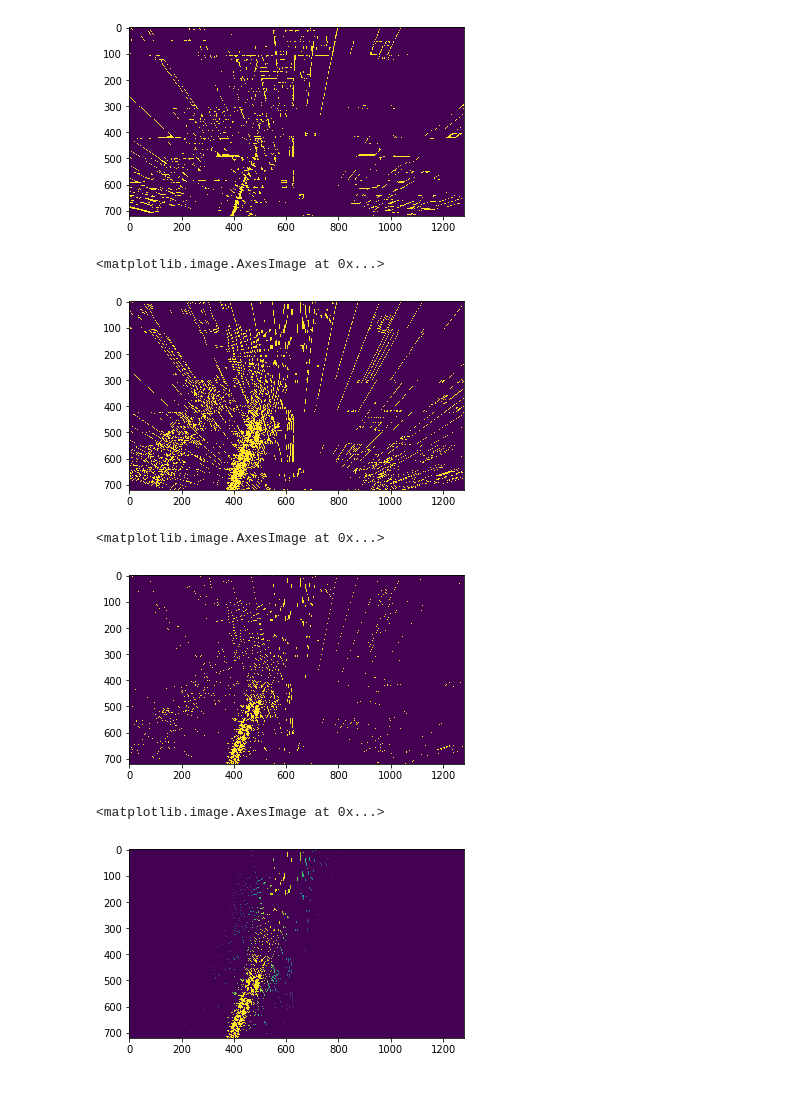
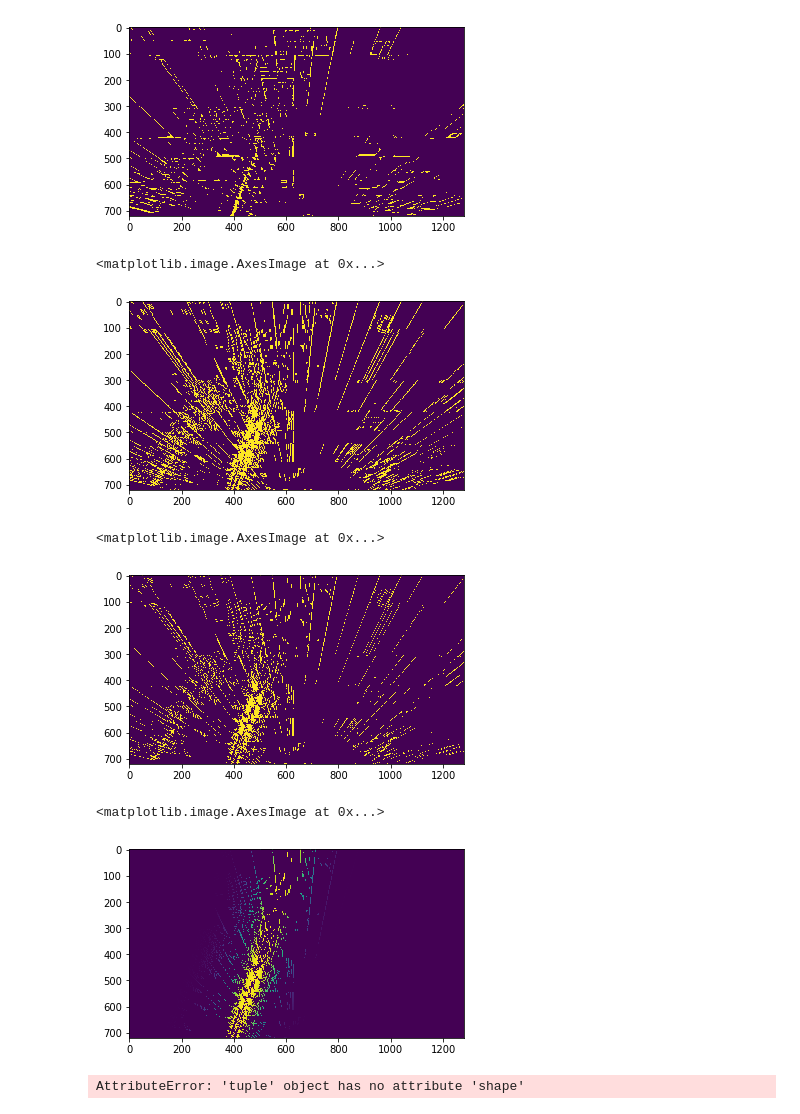
Before and after one commit to kanhua/CarND-Advanced-Lane-Lines, a Jupyter notebook: challenge video image analysis.ipynb, the cells around one changed output. Cells and saved outputs as stored; diff of their text form; code cells hidden in the pictures.

Commit message:
Tune parameters and add some tess codes for multi-pass filter

```diff
--- a/challenge video image analysis.ipynb
+++ b/challenge video image analysis.ipynb
@@ -211,21 +214,30 @@ plt.imshow(erosion)
 [figure]
 # %%
 n_img=abs_sobel_thresh(lab_img[:,:,2], orient='x',
-                 sobel_kernel=1, thresh=(10, 100), to_gray=False)
+                 sobel_kernel=5, thresh=(10, 100), to_gray=False)
 plt.imshow(n_img)
 # %% [output]
 <matplotlib.image.AxesImage at 0x...>
-[figure, old version]
+[figure, new version]
 # %%
 kernel = np.ones((2,2),np.uint8)
 erosion = cv2.erode(n_img,kernel,iterations = 1)
 plt.imshow(erosion)
 # %% [output]
 <matplotlib.image.AxesImage at 0x...>
-[figure, old version]
+[figure, new version]
 # %%
 n_img=gaussian_img*erosion
 plt.imshow(n_img)
 # %% [output]
 <matplotlib.image.AxesImage at 0x...>
-[figure, old version]
+[figure, new version]
+# %%
+lf=MultiPassLaneFinder()
+pip = Pipeline([('cam', camcal) ,('pers', PerspectiveTransformer()),('lf',lf)
+                ])
+
+n2_image = pip.fit_transform(test_image)
+lf.visualize(n_image)
+# %% [output]
+AttributeError: 'tuple' object has no attribute 'shape'
```
Also changed, not shown: parts of 3 cells of this notebook, 3 other files.
